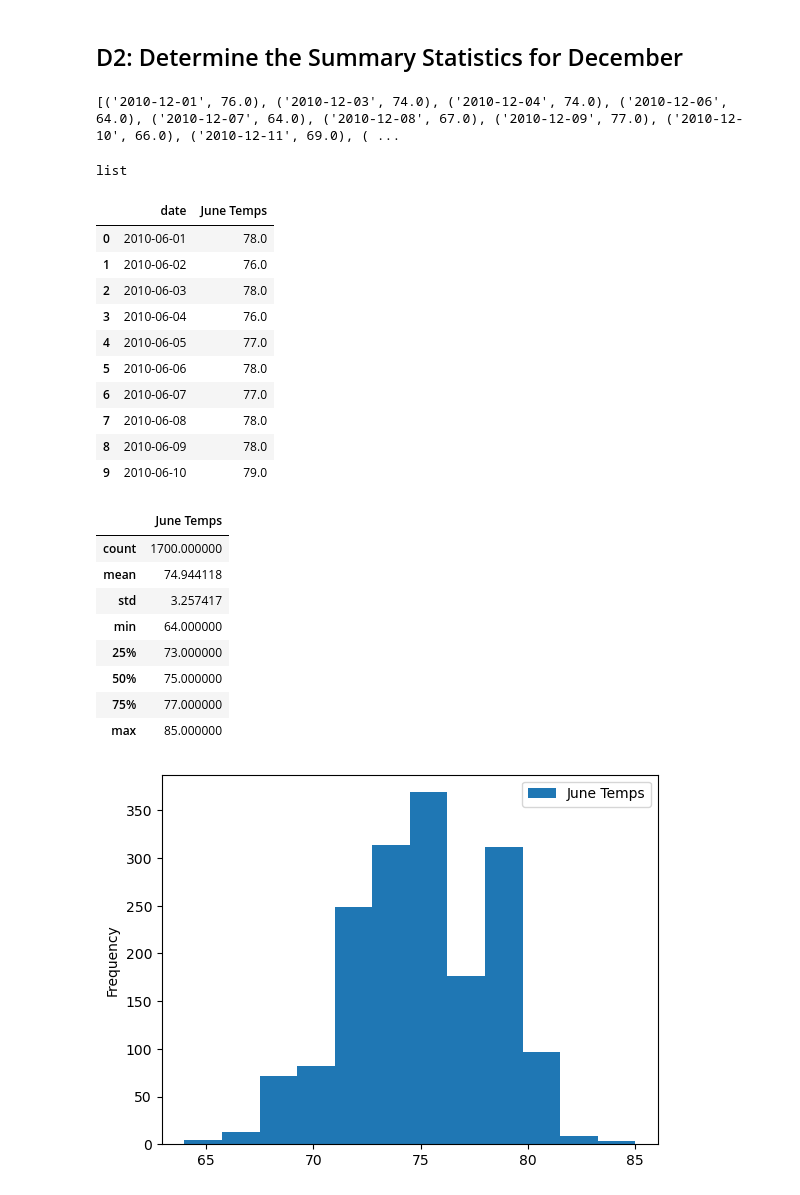
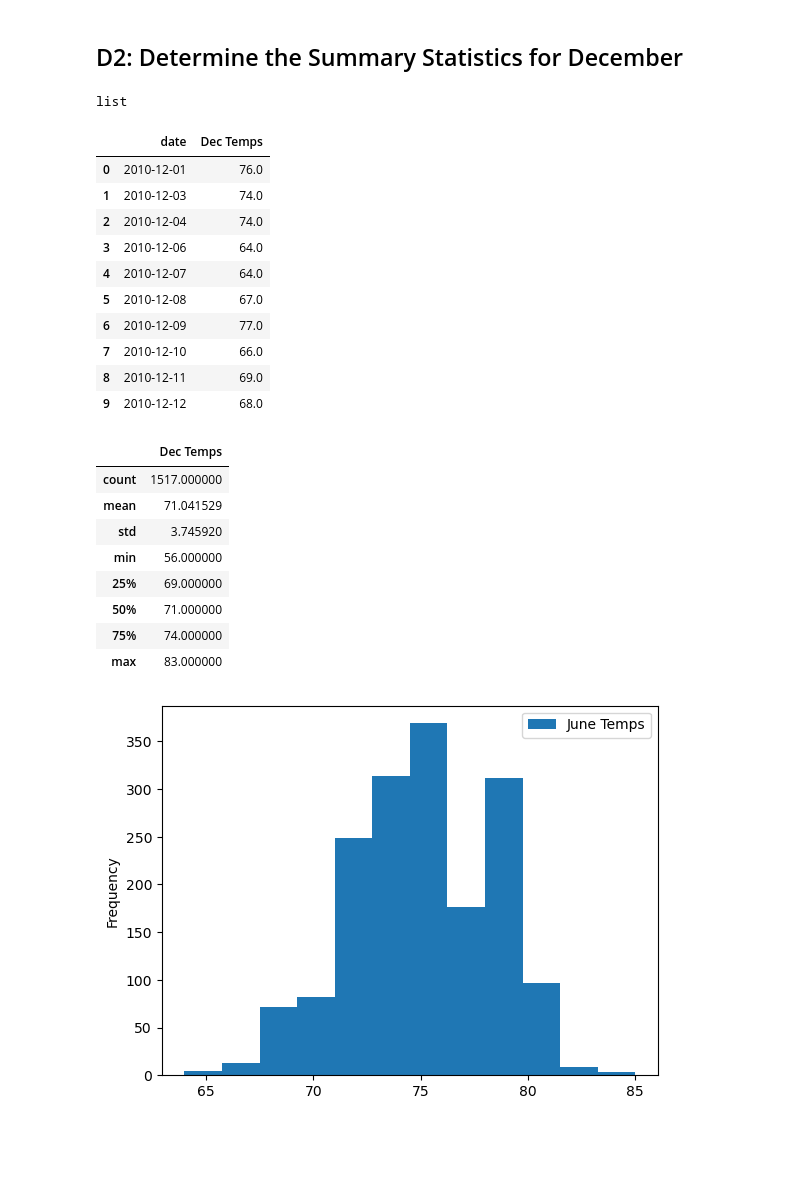
Before and after one commit to Ankit-Naik917/surfs_up, a Jupyter notebook: SurfsUp_Challenge.ipynb, the cells around one changed output. Saved outputs shown, nothing was run; the diff lists cells and outputs as text; code cells hidden in the pictures; blank space fills up the shorter version.

```diff
--- a/SurfsUp_Challenge.ipynb
+++ b/SurfsUp_Challenge.ipynb
@@ -72,9 +69,6 @@ june_df.describe()
 # %%
 # 6. Write a query that filters the Measurement table to retrieve the temperatures for the month of December.
 dec_results = session.query(Measurement.date, Measurement.tobs).filter(extract('month', Measurement.date) == 12).all()
-print(results)
-# %% [output]
-[('2010-12-01', 76.0), ('2010-12-03', 74.0), ('2010-12-04', 74.0), ('2010-12-06', 64.0), ('2010-12-07', 64.0), ('2010-12-08', 67.0), ('2010-12-09', 77.0), ('2010-12-10', 66.0), ('2010-12-11', 69.0), ( ...
 # %%
 # 3. Convert the June temperatures to a list.
 type(dec_results)
@@ -82,33 +76,33 @@ type(dec_results)
 list
 # %%
 # 8. Create a DataFrame from the list of temperatures for the month of December.
-dec_df = pd.DataFrame(june_results, columns=['date','June Temps'])
+dec_df = pd.DataFrame(dec_results, columns=['date','Dec Temps'])
 dec_df.head(10)
 # %% [output]
-|  | date | June Temps |
-| 0 | 2010-06-01 | 78.0 |
-| 1 | 2010-06-02 | 76.0 |
-| 2 | 2010-06-03 | 78.0 |
-| 3 | 2010-06-04 | 76.0 |
-| 4 | 2010-06-05 | 77.0 |
-| 5 | 2010-06-06 | 78.0 |
-| 6 | 2010-06-07 | 77.0 |
-| 7 | 2010-06-08 | 78.0 |
-| 8 | 2010-06-09 | 78.0 |
-| 9 | 2010-06-10 | 79.0 |
+|  | date | Dec Temps |
+| 0 | 2010-12-01 | 76.0 |
+| 1 | 2010-12-03 | 74.0 |
+| 2 | 2010-12-04 | 74.0 |
+| 3 | 2010-12-06 | 64.0 |
+| 4 | 2010-12-07 | 64.0 |
+| 5 | 2010-12-08 | 67.0 |
+| 6 | 2010-12-09 | 77.0 |
+| 7 | 2010-12-10 | 66.0 |
+| 8 | 2010-12-11 | 69.0 |
+| 9 | 2010-12-12 | 68.0 |
 # %%
 # 9. Calculate and print out the summary statistics for the Decemeber temperature DataFrame.
 dec_df.describe()
 # %% [output]
-|  | June Temps |
-| count | 1700.000000 |
-| mean | 74.944118 |
-| std | 3.257417 |
-| min | 64.000000 |
-| 25% | 73.000000 |
-| 50% | 75.000000 |
-| 75% | 77.000000 |
-| max | 85.000000 |
+|  | Dec Temps |
+| count | 1517.000000 |
+| mean | 71.041529 |
+| std | 3.745920 |
+| min | 56.000000 |
+| 25% | 69.000000 |
+| 50% | 71.000000 |
+| 75% | 74.000000 |
+| max | 83.000000 |
 # %%
 # Histogram for June
 from matplotlib import pyplot as plt
```
Also changed, not shown: parts of 2 cells of this notebook.
